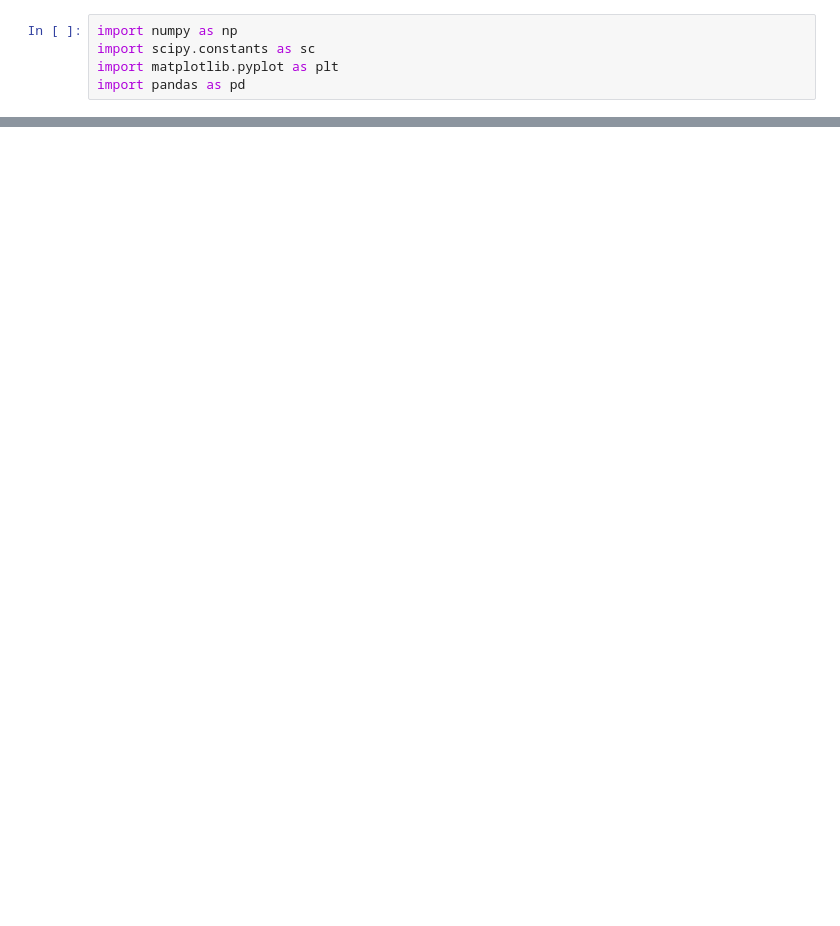
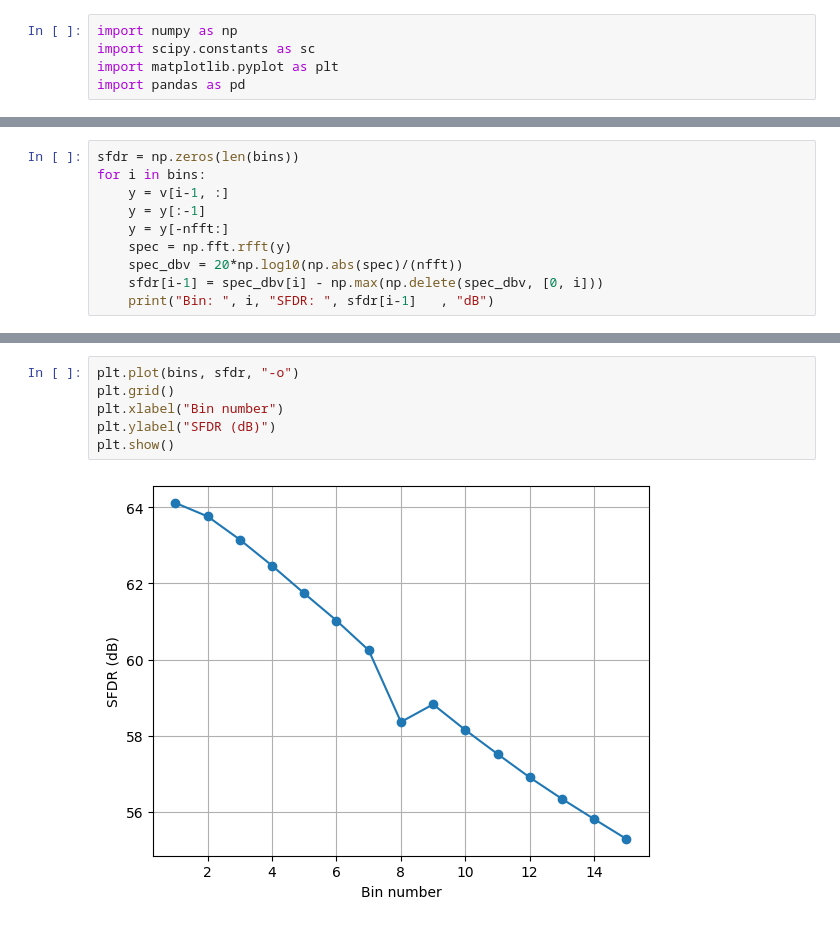
Before and after one commit to bmurmann/ICONS2026, a Jupyter notebook: th_nmos/th_nmos_samp.ipynb, the cells around one changed output, grey strips where cells are left out. Cells and saved outputs as stored; diff of their text form; blank space fills up the shorter version.

```diff
--- a/th_nmos/th_nmos_samp.ipynb
+++ b/th_nmos/th_nmos_samp.ipynb
@@ -65,0 +74,10 @@ print(hd3_db)
+# %%
+sfdr = np.zeros(len(bins))
+for i in bins:
+    y = v[i-1, :]
+    y = y[:-1]
+    y = y[-nfft:]
+    spec = np.fft.rfft(y)
+    spec_dbv = 20*np.log10(np.abs(spec)/(nfft))
+    sfdr[i-1] = spec_dbv[i] - np.max(np.delete(spec_dbv, [0, i]))
+    print("Bin: ", i, "SFDR: ", sfdr[i-1]   , "dB")
@@ -65,0 +100,8 @@ print(hd3_db)
+# %%
+plt.plot(bins, sfdr, "-o")
+plt.grid()
+plt.xlabel("Bin number")
+plt.ylabel("SFDR (dB)")
+plt.show()
+# %% [output]
+[figure, added]
```
Also changed, not shown: parts of 9 cells of this notebook, 6 other files.
